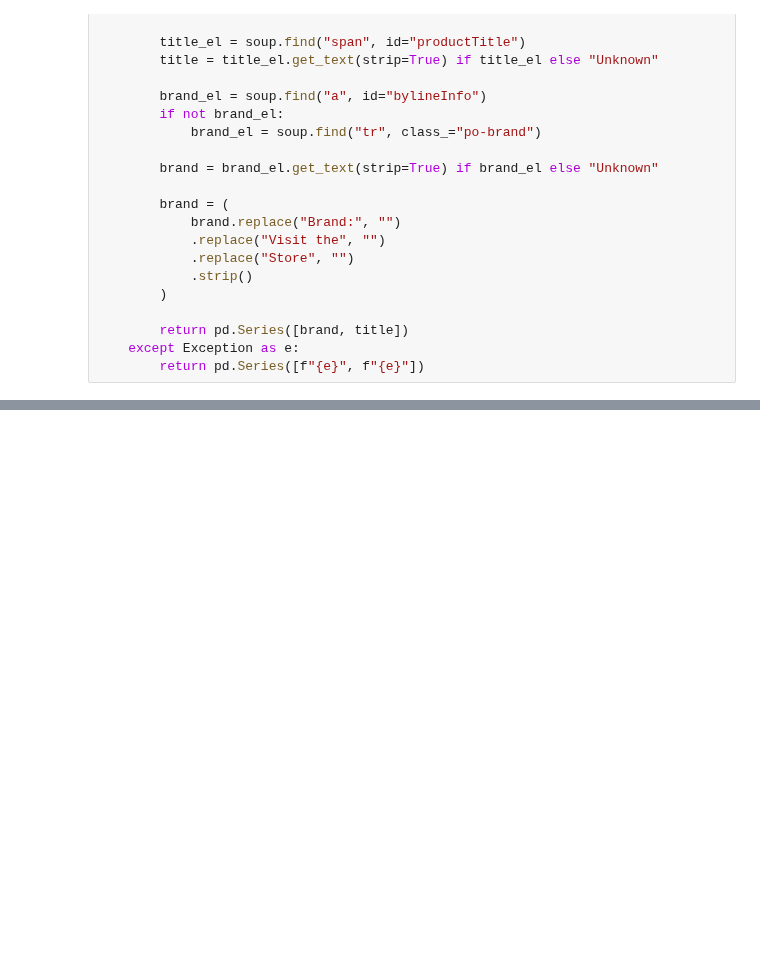
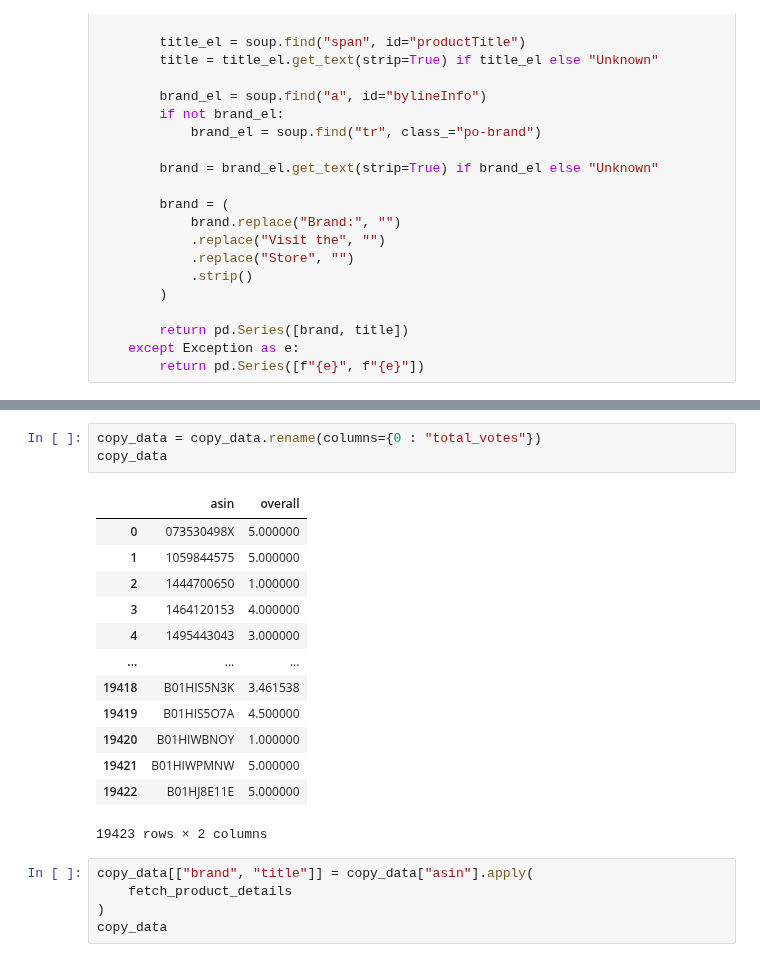
Before and after one commit to aminrafi394/ai-second-project, a Jupyter notebook: Part_One_4_5_6.ipynb, the cells around one changed output, grey strips where cells are left out. Cells and saved outputs as stored; diff of their text form; blank space fills up the shorter version.

```diff
--- a/Part_One_4_5_6.ipynb
+++ b/Part_One_4_5_6.ipynb
@@ -288,0 +312,22 @@ Amir
+# %%
+copy_data = copy_data.rename(columns={0 : "total_votes"})
+copy_data
+# %% [output]
+|  | asin | overall |
+| 0 | 073530498X | 5.000000 |
+| 1 | 1059844575 | 5.000000 |
+| 2 | 1444700650 | 1.000000 |
+| 3 | 1464120153 | 4.000000 |
+| 4 | 1495443043 | 3.000000 |
+| ... | ... | ... |
+| 19418 | B01HIS5N3K | 3.461538 |
+| 19419 | B01HIS5O7A | 4.500000 |
+| 19420 | B01HIWBNOY | 1.000000 |
+| 19421 | B01HIWPMNW | 5.000000 |
+| 19422 | B01HJ8E11E | 5.000000 |
+19423 rows × 2 columns
+# %%
+copy_data[["brand", "title"]] = copy_data["asin"].apply(
+    fetch_product_details
+)
+copy_data
```
Also changed, not shown: parts of 9 cells of this notebook.
